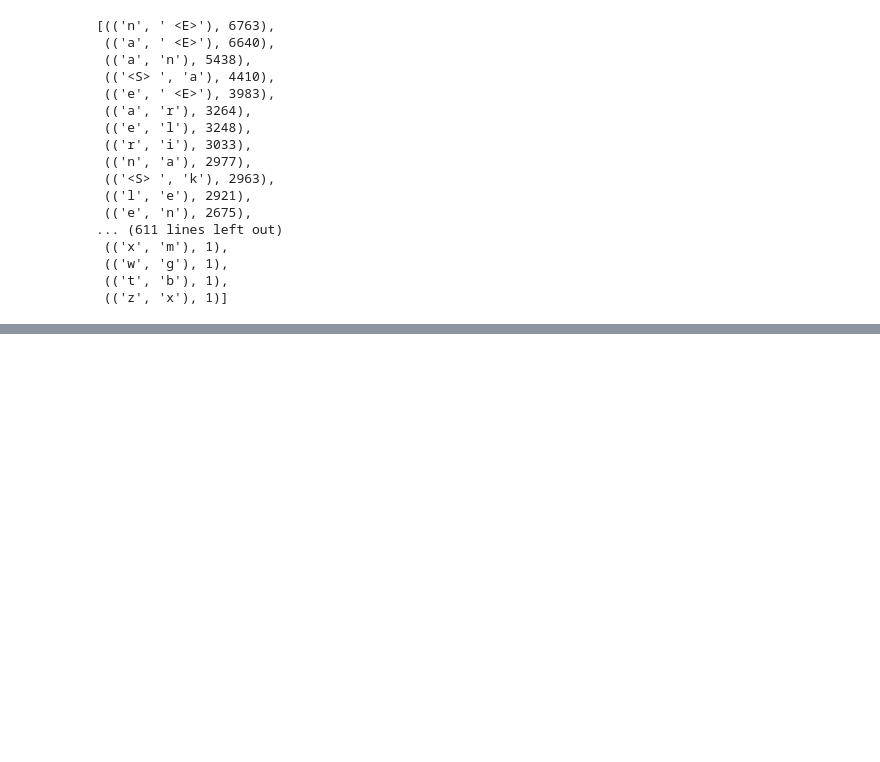
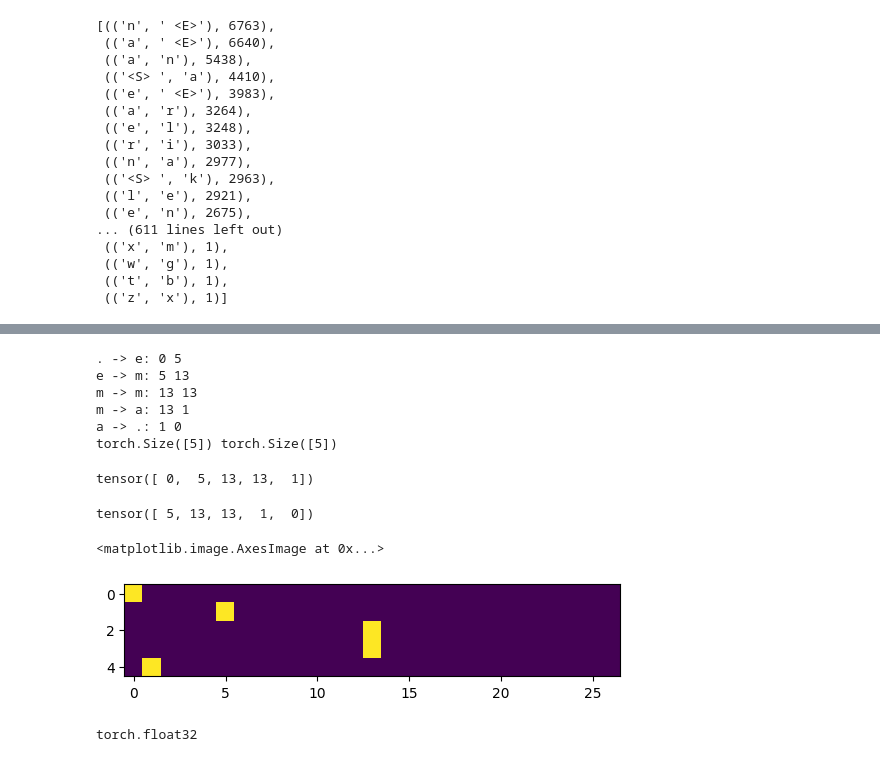
Before and after one commit to andresckamilo/Neutral-Networks-python, a Jupyter notebook: makemore.ipynb, the cells around one changed output, grey strips where cells are left out. Saved outputs shown, nothing was run; the diff lists cells and outputs as text; code cells hidden in the pictures; blank space fills up the shorter version.

```diff
--- a/makemore.ipynb
+++ b/makemore.ipynb
@@ -54,0 +97,3 @@ sorted(b.items(), key=lambda kv: -kv[1])
+# %%
+P = (N).float() + 1e-6
+P /= P.sum(1, keepdim = True)
@@ -54,0 +125,17 @@ sorted(b.items(), key=lambda kv: -kv[1])
+# %%
+log_likelihood = 0.0
+n = 0
+for w in ['andrejq']:
+    chs = ['.'] + list(w) + ['.']
+    for ch1, ch2 in zip(chs, chs[1:]):
+        ix1, ix2 = stoi[ch1], stoi[ch2]
+        N[ix1, ix2] += 1
+        prob = P[ix1, ix2]
+        logprob = torch.log(prob)
+        log_likelihood += logprob
+        n+=1
+        print(f'{ch1} -> {ch2}: {prob:.4f} {logprob:.4f}')
+
+print(f'log likelihood for {w}: {log_likelihood:.4f}')
+print(f'negative log likelihood: {-log_likelihood:.4f}')
+print(f'average log likelihood per n-gram: {-log_likelihood/n:.4f}')
@@ -54,0 +154,47 @@ sorted(b.items(), key=lambda kv: -kv[1])
+# %%
+# Create the training set of biagrams (x,y)
+xs, ys = [], []
+
+for w in words[:1]:
+    chs = ['.'] + list(w) + ['.']
+    for ch1, ch2 in zip(chs, chs[1:]):
+        ix1, ix2 = stoi[ch1], stoi[ch2]
+        N[ix1, ix2] += 1
+        print(f'{ch1} -> {ch2}: {ix1} {ix2}')
+        xs.append(ix1)
+        ys.append(ix2)
+xs = torch.tensor(xs)
+ys = torch.tensor(ys)
+num = xs.nelement()
+print(xs.shape, ys.shape)
+
+# # Create the model
+# model = torch.nn.Linear(27, 27)
+# logits = model(xs)
+# %% [output]
+. -> e: 0 5
+e -> m: 5 13
+m -> m: 13 13
+m -> a: 13 1
+a -> .: 1 0
+torch.Size([5]) torch.Size([5])
+# %%
+xs
+# %% [output]
+tensor([ 0,  5, 13, 13,  1])
+# %%
+ys
+# %% [output]
+tensor([ 5, 13, 13,  1,  0])
+# %%
+import torch.nn.functional as F
+
+xenc = F.one_hot(xs, 27).float()
+plt.imshow(xenc)
+# %% [output]
+<matplotlib.image.AxesImage at 0x...>
+[figure, added]
+# %%
+xenc.dtype
+# %% [output]
+torch.float32
```
Also changed, not shown: parts of 40 cells of this notebook, 8 other files.
